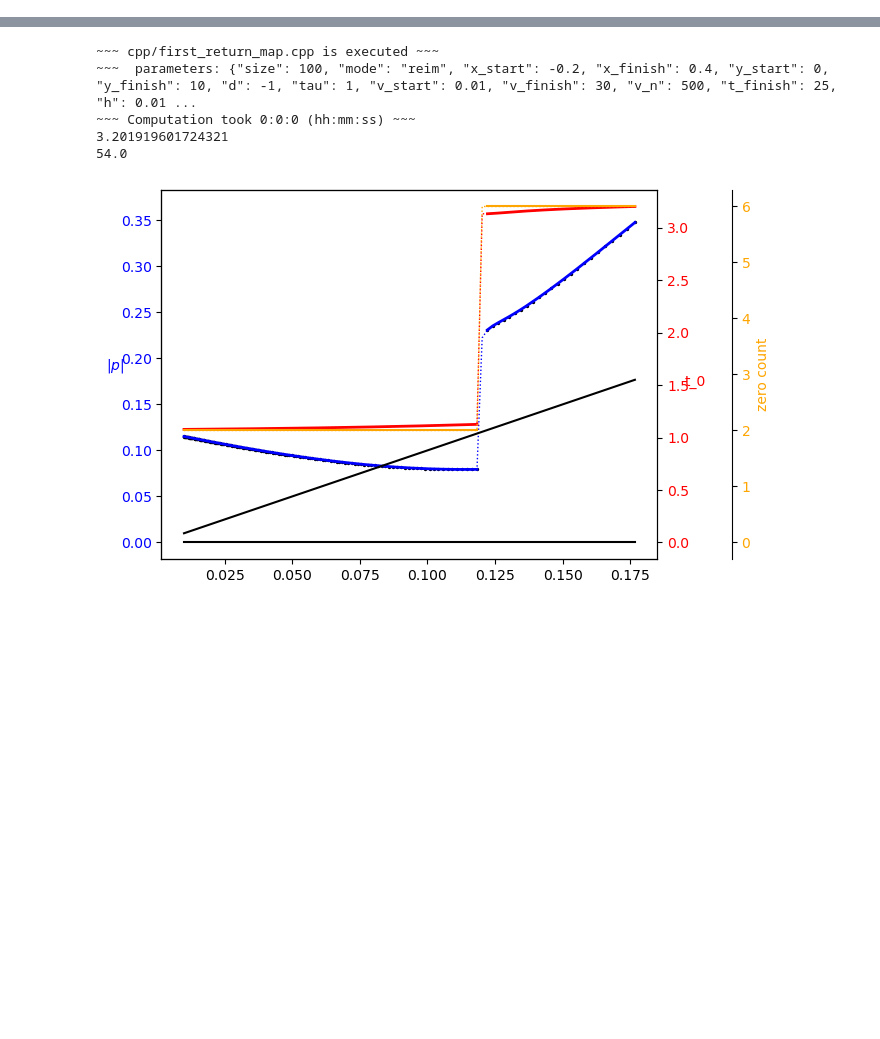
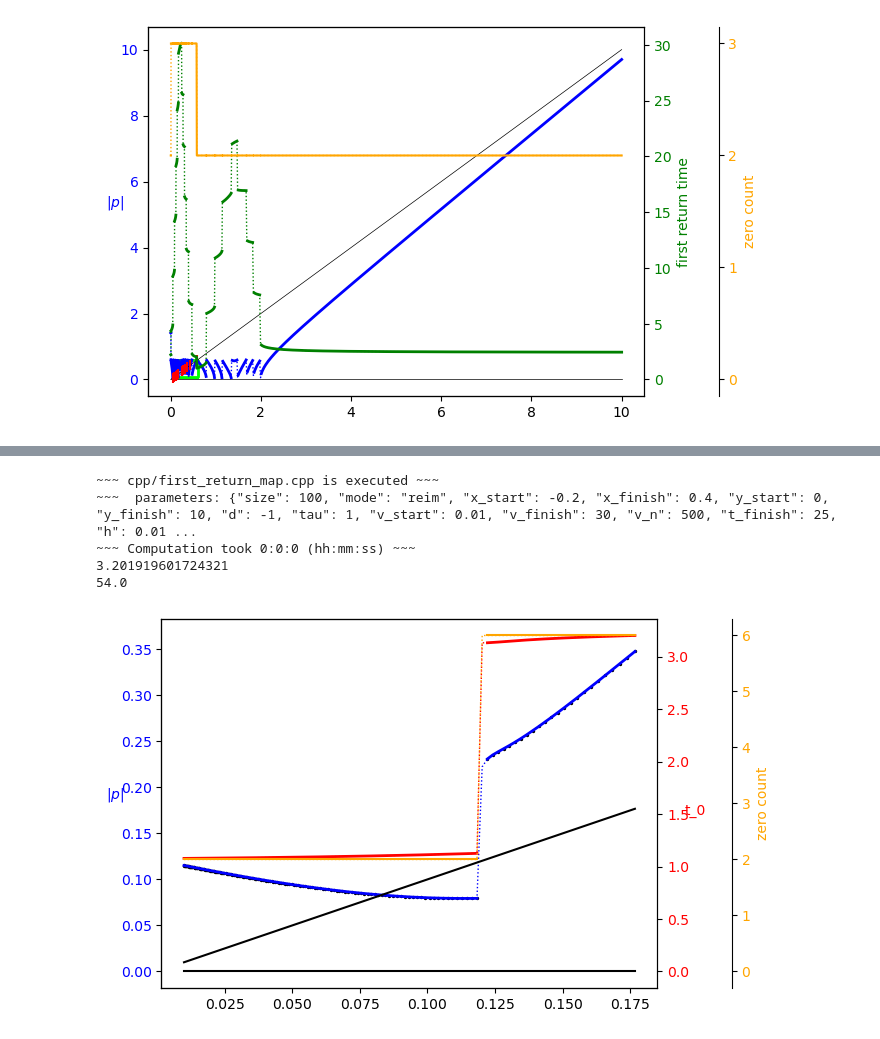
Before and after one commit to Kir-Dykov/diffurch, a Jupyter notebook: notebook.ipynb, the cells around one changed output, grey strips where cells are left out. Saved outputs shown, nothing was run; the diff lists cells and outputs as text; code cells hidden in the pictures; blank space fills up the shorter version.

```diff
--- a/notebook.ipynb
+++ b/notebook.ipynb
@@ -190,16 +219,86 @@ fig.savefig(f"output_img/{filename}.jpg", format="jpg", dpi=1000, bbox_inches='t
 #         v_n = 50000
 # )
 
-re=-1
-im=4
+re=0.05
+im=1.3
 params.update(
         b = -2 * re,
         c = re*re + im*im,
-        # v_n = 5000,
-        v_finish = 0.025,
-        expspace=True
+        v_n = 1000,
+        t_finish = 1000,
+        v_start = 0.001,
+        v_finish = 10,
+        h = 0.01
 )
 
-first_return_map(params, recalculate=recalculate, recompile=recompile)
+script = "first_return_map"
+prefix = script
+params_str = json.dumps(params)
+#
+filename = prefix + " " + params_str
+filename = filename[:min(len(filename), 200)]
+filename_bin = f"output_bin/{filename}.bin"
+#
+if recalculate or not os.path.isfile(filename_bin):
+    my.run_cpp(script, params=params_str, recompile=recompile)
+#
+# image
+v_, p_, t_return, zero_count = my.get_binary(filename_bin).copy()
+v_stable = my.get_binary(f"output_bin/{filename}.stable_fixed_points.bin")
+v_unstable = my.get_binary(f"output_bin/{filename}.unstable_fixed_points.bin")
+intervals_l, intervals_r = my.get_binary(f"output_bin/{filename}.invariant_interval.bin")
+
+print(*zip(intervals_l, intervals_r))
+
+# print(*zip(v_,p_))
+# v_ = np.where(p_ == 0, np.nan, v_)
+# p_ = np.where(p_ == 0, np.nan, p_)
+# p_ = np.where(p_ == 0, np.nan, p_)
+diff_ = np.abs(np.diff(p_, prepend=p_[0]))
+discontinuities = (diff_ > 10*np.mean(diff_))
+p0 = np.where(discontinuities, np.nan, p_)
+t0 = np.where(discontinuities, np.nan, t_return)
+z0 = np.where(discontinuities, np.nan, zero_count)
+# print(np.max(t_return))
+# print(np.max(zero_count))
+t_return = np.where(t_return == 0, np.nan, t_return)
+fig, ax = plt.subplots()
+#
+ax.plot(v_, p_, c='b', lw=1, linestyle=':')
+ax.plot(v_, p0, c='b', lw=2)
+# ax.scatter(v_, p0, marker='|', c='k', s=2)
+ax.plot(v_, v_*0, c='k',lw=0.5)
+ax.plot(v_, v_,   c='k',lw=0.5)
+ax.scatter(v_stable,   v_stable,   s=100, marker='|', c='#00FF00', zorder=1000)
+ax.scatter(v_unstable, v_unstable, s=50, marker='|', c='r', zorder=1000)
+ax.set_ylabel('$|p|$', color='b', rotation=0)
+ax.tick_params(axis='y', labelcolor='b')
+for i in range(len(intervals_l)):
+    l = intervals_l[i]
+    w = intervals_r[i] - intervals_l[i]
+    ax.add_patch(Rectangle((l,l), w, w,fill=False, color='lime'))
+ax.dataLim.y1 = np.nanmax(p_)*1.05
+
+# ax.dataLim.y1 = min(np.nanmax(p_)*1.05, np.nanmax(v_)*2)
+# ax.dataLim.y1 = 2
+#
+ax_t = ax.twinx()
+ax_t.plot(v_, t_return, c='g', lw=1, linestyle=':')
+ax_t.plot(v_, t0, c='g', lw=2)
+ax_t.set_ylabel('first return time', color='g')
+ax_t.tick_params(axis='y', labelcolor='g')
+ax_t.dataLim.y0 = 0
+#
+ax_z = ax.twinx()
+ax_z.plot(v_, z0, c='orange')
+ax_z.plot(v_, zero_count, c='orange', lw=1, linestyle=':')
+ax_z.set_ylabel('zero count', color='orange')
+ax_z.tick_params(axis='y', labelcolor='orange')
+ax_z.spines.right.set_position(("axes", 1.15))
+ax_z.dataLim.y0 = 0
+ax_z.yaxis.set_major_locator(MaxNLocator(integer=True))
+fig.savefig(f"output_img/{filename}.jpg", format="jpg", dpi=1000, bbox_inches='tight', pad_inches=0.1)
+# os.system(f"kitten icat 'output_img/{filename}.jpg'")
+# plt.clf()
 # %% [output]
 ~~~ cpp/first_return_map.cpp is executed ~~~
@@ -209,2 +308,3 @@ FileNotFoundError: [Errno 2] No such file or directory: 'output_bin/first_return
+[figure, added]
 # %%
 params.update(
```
Also changed, not shown: parts of 8 cells of this notebook, 5 other files.
